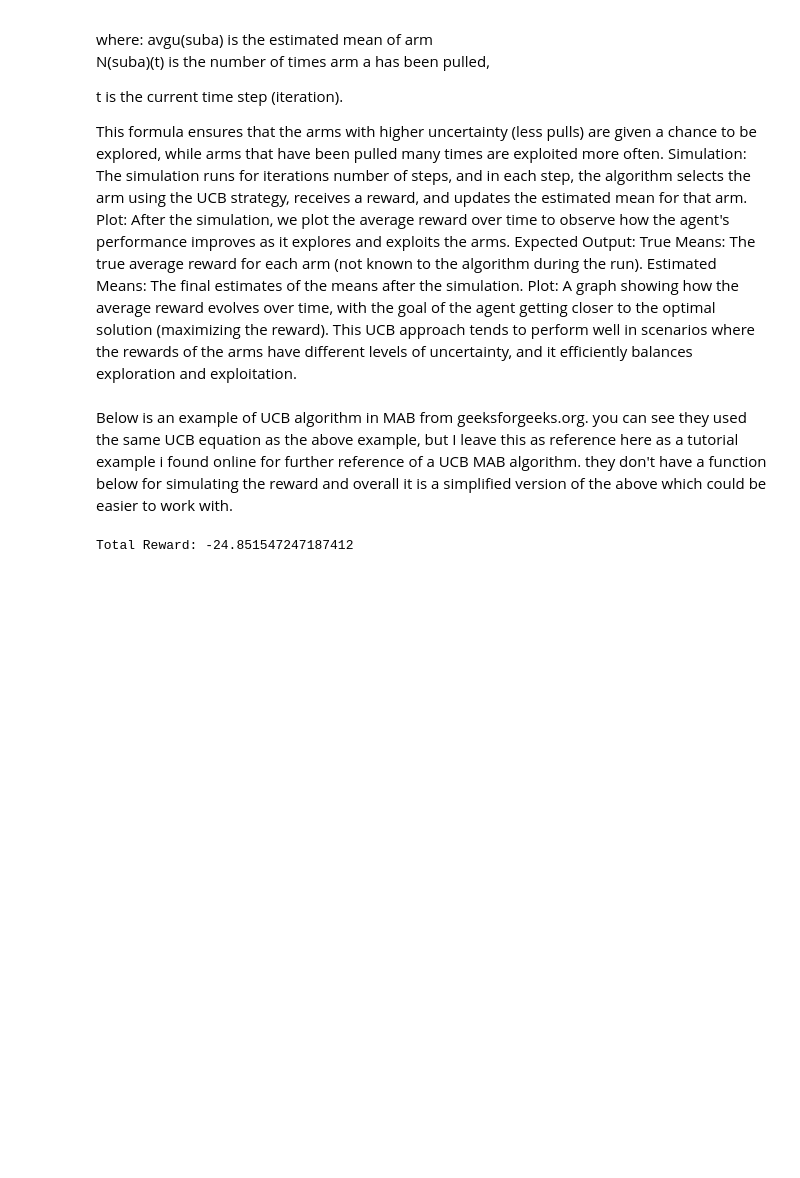
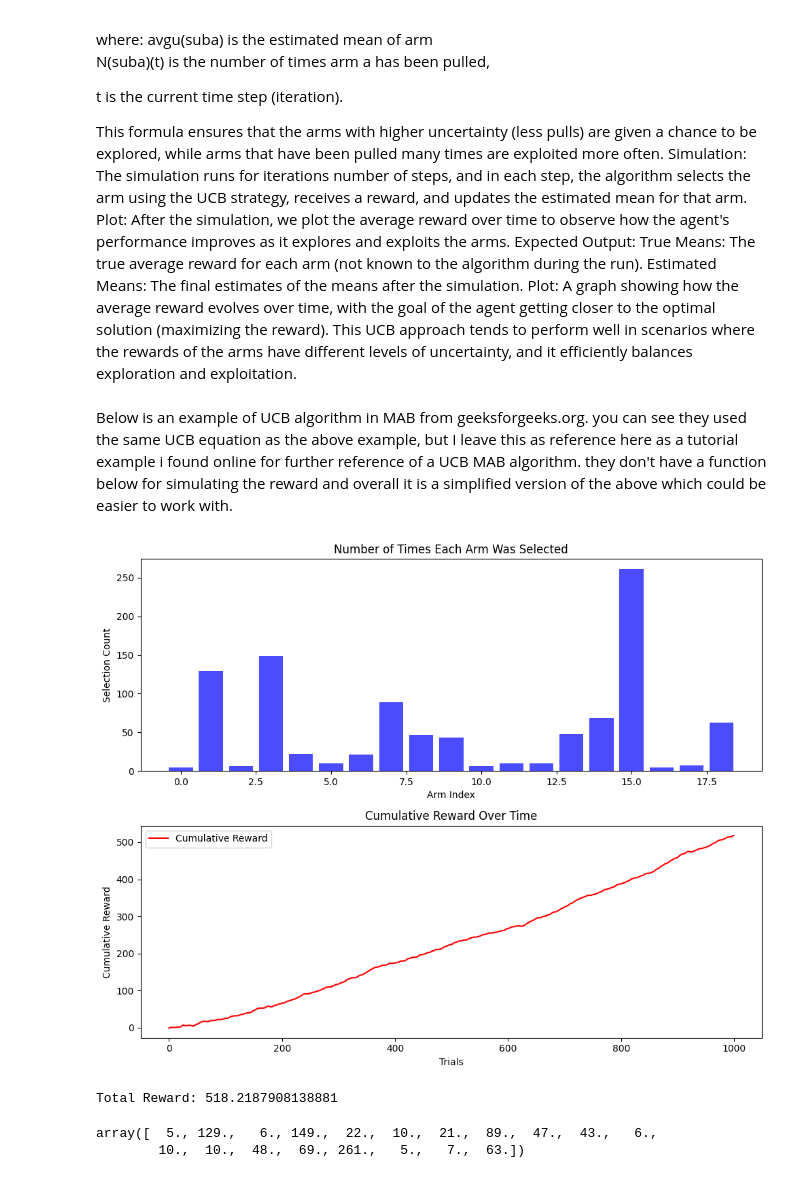
Before and after one commit to subarumuroi/bayesmediaopt, a Jupyter notebook: MultiArmBanditUCB.ipynb, the cells around one changed output. Drawn from its saved outputs; the diff is of its cells as text; code cells hidden in the pictures; blank space fills up the shorter version.

```diff
--- a/MultiArmBanditUCB.ipynb
+++ b/MultiArmBanditUCB.ipynb
@@ -118,31 +118,66 @@ class UCB:
 
     def select_arm(self):
         ucb_values = self.values + np.sqrt(2 * np.log(self.total_counts + 1) / (self.counts + 1e-5))
         return np.argmax(ucb_values)
 
     def update(self, chosen_arm, reward):
         self.counts[chosen_arm] += 1
         self.total_counts += 1
         n = self.counts[chosen_arm]
         value = self.values[chosen_arm]
         self.values[chosen_arm] = ((n - 1) / n) * value + (1 / n) * reward
 
 # Example usage
 
+np.random.seed(32)  # For reproducibility
 n_arms = 19
 n_trials = 1000
 rewards = np.random.randn(n_arms, n_trials)
 total_reward = 0
 
+
+# Assign different mean rewards to arms
+true_means = np.random.uniform(-1,1, n_arms) # Random means between -1 and 1
+rewards = np.array([np.random.normal(m, 0.5, n_trials) for m in true_means]) # Noisy reward
+
 agent = UCB(n_arms)
+cumulative_rewards = []
+arm_selection_counts = np.zeros(n_arms)
 
 
 for t in range(n_trials):
     arm = agent.select_arm()
     reward = rewards[arm, t]
     agent.update(arm, reward)
     total_reward += reward
+    cumulative_rewards.append(total_reward)
+    arm_selection_counts[arm] += 1
+
+
+# Plotting
+fig, axes = plt.subplots(2, 1, figsize=(10, 8))
+
+# Arm selection frequency
+axes[0].bar(range(n_arms), arm_selection_counts, color='blue', alpha=0.7)
+axes[0].set_title("Number of Times Each Arm Was Selected")
+axes[0].set_xlabel("Arm Index")
+axes[0].set_ylabel("Selection Count")
+
+# Cumulative rewards over time
+axes[1].plot(cumulative_rewards, label="Cumulative Reward", color='red')
+axes[1].set_title("Cumulative Reward Over Time")
+axes[1].set_xlabel("Trials")
+axes[1].set_ylabel("Cumulative Reward")
+axes[1].legend()
+
+plt.tight_layout()
+plt.show()
+
 
 print("Total Reward:", total_reward)
+arm_selection_counts
 # %% [output]
+[figure, added]
-Total Reward: -24.851547247187412
+Total Reward: 518.2187908138881
+array([  5., 129.,   6., 149.,  22.,  10.,  21.,  89.,  47.,  43.,   6.,
+        10.,  10.,  48.,  69., 261.,   5.,   7.,  63.])
```
Also changed, not shown: parts of 1 cell of this notebook, 2 other files.
